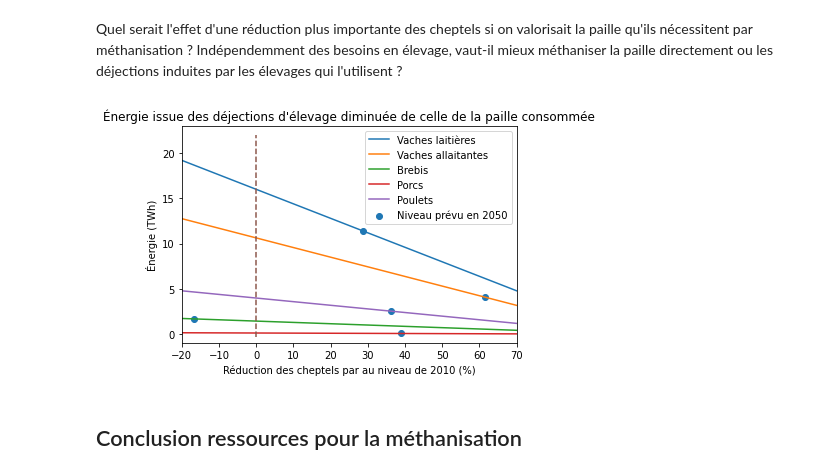
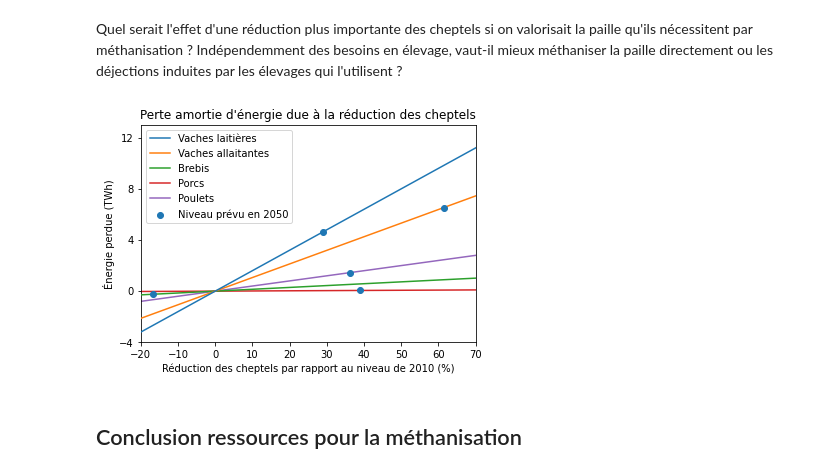
Before and after one commit to 20castro/Mini-projet_Biogaz, a Jupyter notebook: Gisement.ipynb, the cells around one changed output. Cells and saved outputs as stored; diff of their text form; code cells hidden in the pictures.

Commit message:
Correction analyse de sensibilité déjections

```diff
--- a/Gisement.ipynb
+++ b/Gisement.ipynb
@@ -587,26 +587,27 @@ energie_paille_perdue = 0.2*df.loc[:'Poulets', 'energie_perdue'] # taux de mobil
 # %%
 t = np.linspace(-20, 71, 2)
 label = dict([('Vaches_laitieres', 'Vaches laitières'), ('Vaches_allaitantes','Vaches allaitantes'),
               ('Brebis', 'Brebis'), ('Porcs', 'Porcs'), ('Poulets', 'Poulets')])
 
 niveau_2050 = []
+order = 5
 
 for x in energie.index:
-    plt.plot(t, (energie[x] - energie_paille_perdue[x])*(1 - t/100), label = label[x])
+    plt.plot(t, (energie[x] - energie_paille_perdue[x])*t/100, label = label[x], zorder = order)
     val = evolution_cheptels[x]
-    niveau_2050.append((energie[x] - energie_paille_perdue[x])*(1 + val/100))
+    niveau_2050.append(-(energie[x] - energie_paille_perdue[x])*val/100)
+    order -= 1
 plt.xlim(-20, 70)
-plt.ylim(-1, 23)
-plt.yticks(np.arange(0, 21, 5))
-plt.scatter(- evolution_cheptels[:'Poulets'], niveau_2050, label = 'Niveau prévu en 2050')
-plt.plot(np.array([0, 0]), np.linspace(-.3, 22, 2), '--')
+plt.ylim(-4, 13)
+plt.yticks(np.arange(-4, 13, 4))
+plt.scatter(- evolution_cheptels[:'Poulets'], niveau_2050, label = 'Niveau prévu en 2050', zorder = 6)
 plt.legend()
-plt.xlabel('Réduction des cheptels par au niveau de 2010 (%)')
-plt.ylabel('Énergie (TWh)')
-plt.title("Énergie issue des déjections d'élevage diminuée de celle de la paille consommée");
+plt.xlabel('Réduction des cheptels par rapport au niveau de 2010 (%)')
+plt.ylabel('Énergie perdue (TWh)')
+plt.title("Perte amortie d'énergie due à la réduction des cheptels");
 #plt.savefig('sensibilite_dejections.png', dpi = 1200)
 # %% [output]
-[figure, old version]
+[figure, new version]
 # %% [markdown]
 ## Conclusion ressources pour la méthanisation
 # %% [markdown]
```
Also changed, not shown: parts of 2 cells of this notebook.
